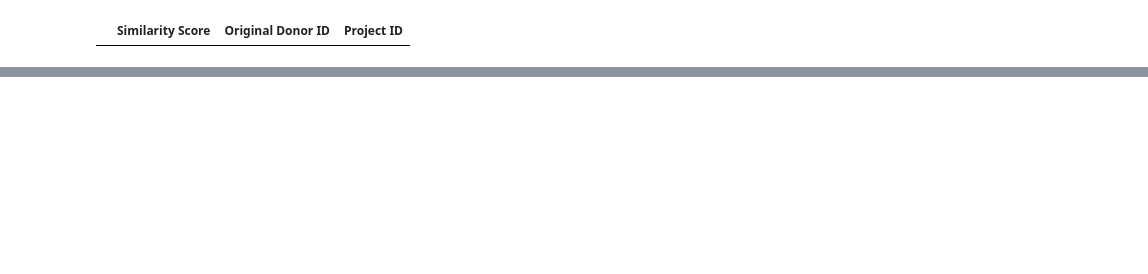
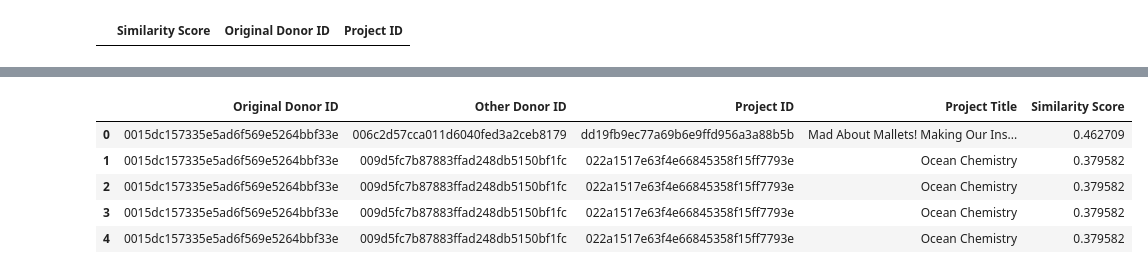
Before and after one commit to weirdyang/practice, a Jupyter notebook: applied_forecasting/laura/Group Assignment - Cosimilarity.ipynb, the cells around one changed output, grey strips where cells are left out. Cells and saved outputs as stored; diff of their text form; code cells hidden in the pictures; blank space fills up the shorter version.

```diff
--- a/applied_forecasting/laura/Group Assignment - Cosimilarity.ipynb
+++ b/applied_forecasting/laura/Group Assignment - Cosimilarity.ipynb
@@ -225,0 +181,4 @@ check_df.loc[]
+# %%
+check_df = scoreset.loc[list_of_donor_ids].copy()
+check_df.describe()
+check_df.head()
@@ -226,8 +193,6 @@ check_df.loc[]
 # %%
-joined = check_df.join(testset4.set_index('Donor ID'))
-
+joined = check_df.join(donorproj_df3.set_index('Donor ID'))
 joined.describe()
-
 joined.head()
 # %% [output]
 |  | Similarity Score | Original Donor ID | Project ID |
@@ -379,0 +208,3 @@ joined_project_2[joined_project_2['Donor ID']=='009d5fc7b87883ffad248db5150bf1fc
+# %%
+projectitle = train[['Project ID','Project Title']]
+projectitle.head()
@@ -379,0 +218,13 @@ joined_project_2[joined_project_2['Donor ID']=='009d5fc7b87883ffad248db5150bf1fc
+# %%
+simscore = joined[['Original Donor ID','Project ID','Similarity Score']].reset_index()
+simscore.columns = ['Other Donor ID', 'Original Donor ID','Project ID','Similarity Score']
+simscore_df = pd.merge(simscore,projectitle,on=['Project ID'],how="inner")
+simscore_df1 = simscore_df[['Original Donor ID','Other Donor ID','Project ID','Project Title','Similarity Score']]
+simscore_df1.head()
+# %% [output]
+|  | Original Donor ID | Other Donor ID | Project ID | Project Title | Similarity Score |
+| 0 | 0015dc157335e5ad6f569e5264bbf33e | 006c2d57cca011d6040fed3a2ceb8179 | dd19fb9ec77a69b6e9ffd956a3a88b5b | Mad About Mallets! Making Our Ins... | 0.462709 |
+| 1 | 0015dc157335e5ad6f569e5264bbf33e | 009d5fc7b87883ffad248db5150bf1fc | 022a1517e63f4e66845358f15ff7793e | Ocean Chemistry | 0.379582 |
+| 2 | 0015dc157335e5ad6f569e5264bbf33e | 009d5fc7b87883ffad248db5150bf1fc | 022a1517e63f4e66845358f15ff7793e | Ocean Chemistry | 0.379582 |
+| 3 | 0015dc157335e5ad6f569e5264bbf33e | 009d5fc7b87883ffad248db5150bf1fc | 022a1517e63f4e66845358f15ff7793e | Ocean Chemistry | 0.379582 |
+| 4 | 0015dc157335e5ad6f569e5264bbf33e | 009d5fc7b87883ffad248db5150bf1fc | 022a1517e63f4e66845358f15ff7793e | Ocean Chemistry | 0.379582 |
```
Also changed, not shown: parts of 25 cells of this notebook.
